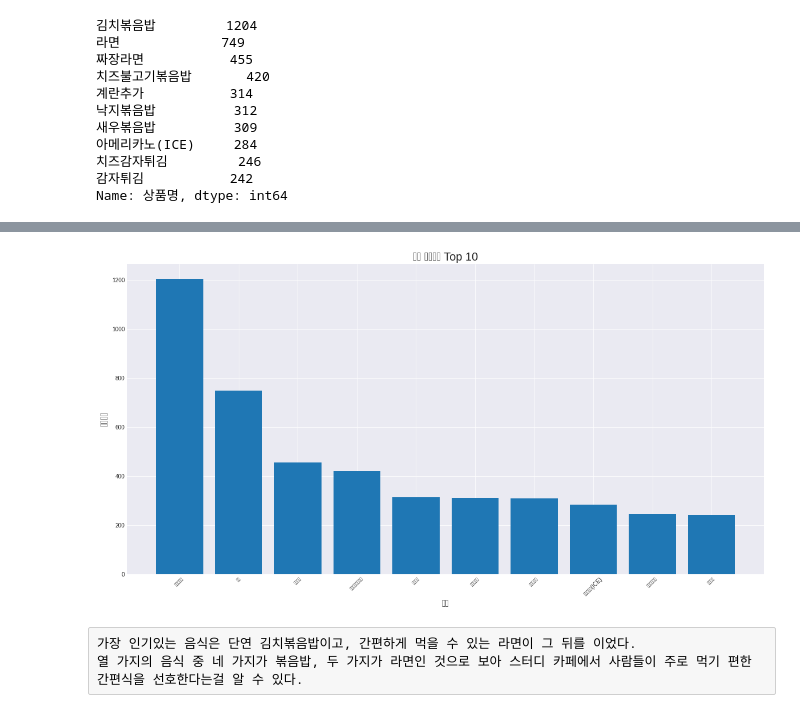
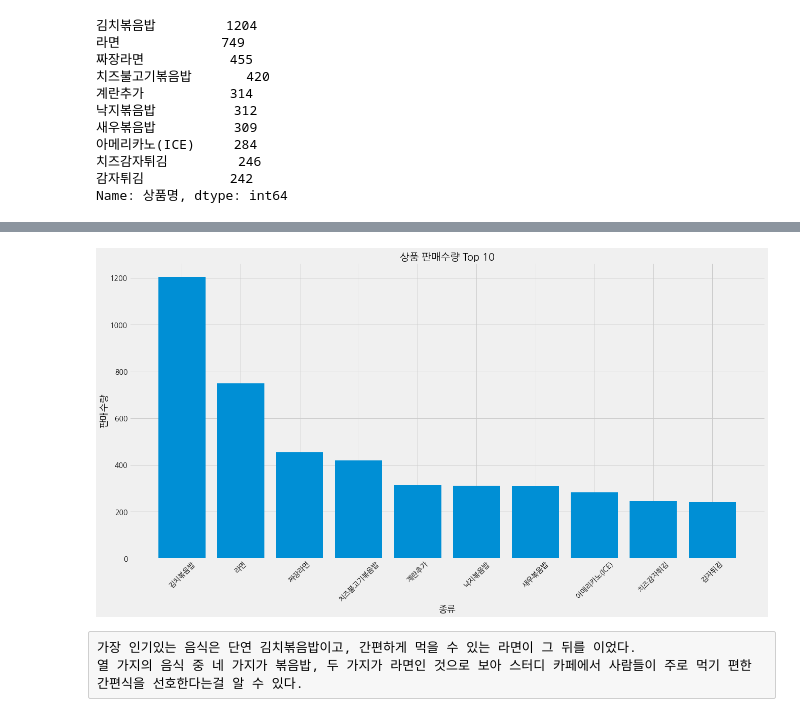
Before and after one commit to nanum9/AIFFEL_online2nd, a Jupyter notebook: [E-01]modu_cafe_data_analysis.ipynb, the cells around one changed output, grey strips where cells are left out. Drawn from its saved outputs; the diff is of its cells as text; code cells hidden in the pictures.

```diff
--- a/[E-01]modu_cafe_data_analysis.ipynb
+++ b/[E-01]modu_cafe_data_analysis.ipynb
@@ -40,8 +40,9 @@
 import pandas as pd
 import numpy as np
 import matplotlib.pyplot as plt
-plt.style.use('seaborn-darkgrid')
+plt.style.use('fivethirtyeight')
 plt.rcParams['axes.unicode_minus'] = False
+plt.rc('font', family='NanumGothic')
 import seaborn as sns
 import datetime as dt
 
@@ -293,21 +282,21 @@ WARNING: Running pip as the 'root' user can result in broken permissions and con
 # %%
 plt.rcParams['axes.unicode_minus'] = False
 # 집계 결과를 시각화하기
 top_10_sales = top_sales.head(10)
 
 plt.figure(figsize=(20,10))
 plt.bar(top_10_sales.index, top_10_sales)
-plt.title('음식 판매수량 Top 10', fontsize=20)
+plt.title('상품 판매수량 Top 10', fontsize=20)
 plt.xlabel('종류', fontsize=18)
 plt.ylabel('판매수량', fontsize=18)
 plt.xticks(rotation=45)
 plt.show()
 
 
 # 회고1 : top_sales에서 가장 판매량이 많은 10개만 가져오고 싶어서 top_10_sales라는 새로운 변수를 만들고 그래프 그리는데 23분이 걸렸다.
 # 회고2 : 모듈 불러올 때 plt.rcParams['axes.unicode_minus'] = False 넣고 에러 없어진 줄 알았는데..안 없어진다. 그래프 코드마다 넣어줘야하나?
 # %% [output]
-[figure, old version]
+[figure, new version]
 # %% [raw]
 가장 인기있는 음식은 단연 김치볶음밥이고, 간편하게 먹을 수 있는 라면이 그 뒤를 이었다.
 열 가지의 음식 중 네 가지가 볶음밥, 두 가지가 라면인 것으로 보아 스터디 카페에서 사람들이 주로 먹기 편한 간편식을 선호한다는걸 알 수 있다.
```
Also changed, not shown: parts of 20 cells of this notebook.
